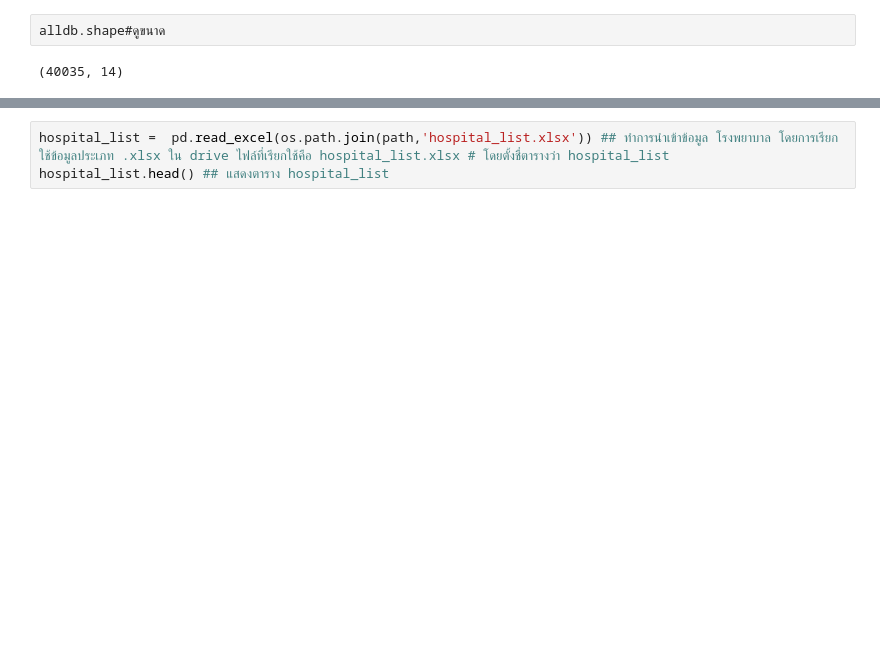
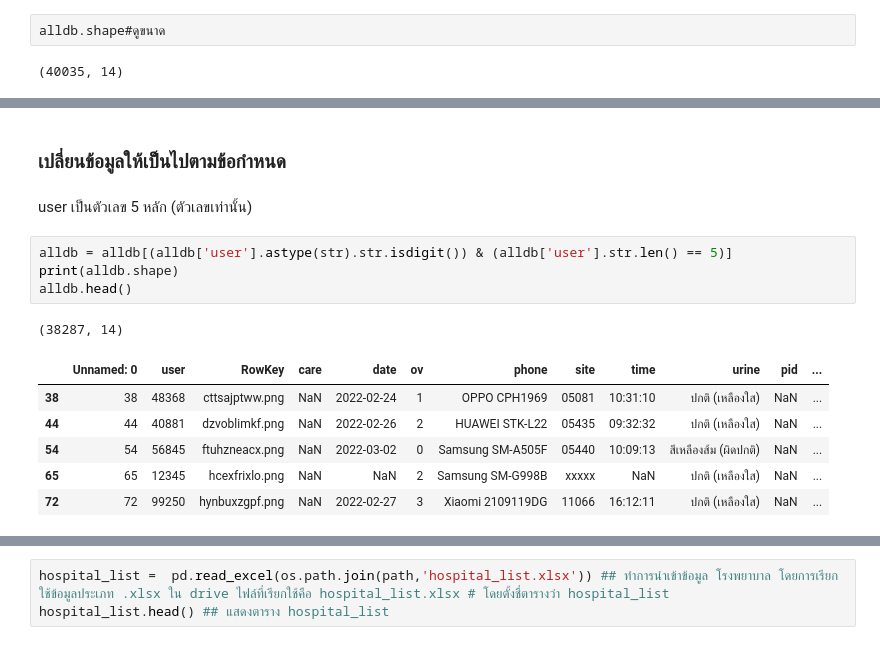
Before and after one commit to Athitiya00/data_viz_2022, a Jupyter notebook: Final_Exam.ipynb, the cells around one changed output, grey strips where cells are left out. Saved outputs shown, nothing was run; the diff lists cells and outputs as text; blank space fills up the shorter version.

```diff
--- a/Final_Exam.ipynb
+++ b/Final_Exam.ipynb
@@ -54,0 +75,16 @@ alldb.shape#ดูขนาด
+# %% [markdown]
+### เปลี่ยนข้อมูลให้เป็นไปตามข้อกำหนด
+# %% [markdown]
+user เป็นตัวเลข 5 หลัก (ตัวเลขเท่านั้น)
+# %%
+alldb = alldb[(alldb['user'].astype(str).str.isdigit()) & (alldb['user'].str.len() == 5)]
+print(alldb.shape)
+alldb.head()
+# %% [output]
+(38287, 14)
+|  | Unnamed: 0 | user | RowKey | care | date | ov | phone | site | time | urine | pid | ... |
+| 38 | 38 | 48368 | cttsajptww.png | NaN | 2022-02-24 | 1 | OPPO CPH1969 | 05081 | 10:31:10 | ปกติ (เหลืองใส) | NaN | ... |
+| 44 | 44 | 40881 | dzvoblimkf.png | NaN | 2022-02-26 | 2 | HUAWEI STK-L22 | 05435 | 09:32:32 | ปกติ (เหลืองใส) | NaN | ... |
+| 54 | 54 | 56845 | ftuhzneacx.png | NaN | 2022-03-02 | 0 | Samsung SM-A505F | 05440 | 10:09:13 | สีเหลืองส้ม (ผิดปกติ) | NaN | ... |
+| 65 | 65 | 12345 | hcexfrixlo.png | NaN | NaN | 2 | Samsung SM-G998B | xxxxx | NaN | ปกติ (เหลืองใส) | NaN | ... |
+| 72 | 72 | 99250 | hynbuxzgpf.png | NaN | 2022-02-27 | 3 | Xiaomi 2109119DG | 11066 | 16:12:11 | ปกติ (เหลืองใส) | NaN | ... |
```
Also changed, not shown: parts of 26 cells of this notebook.
